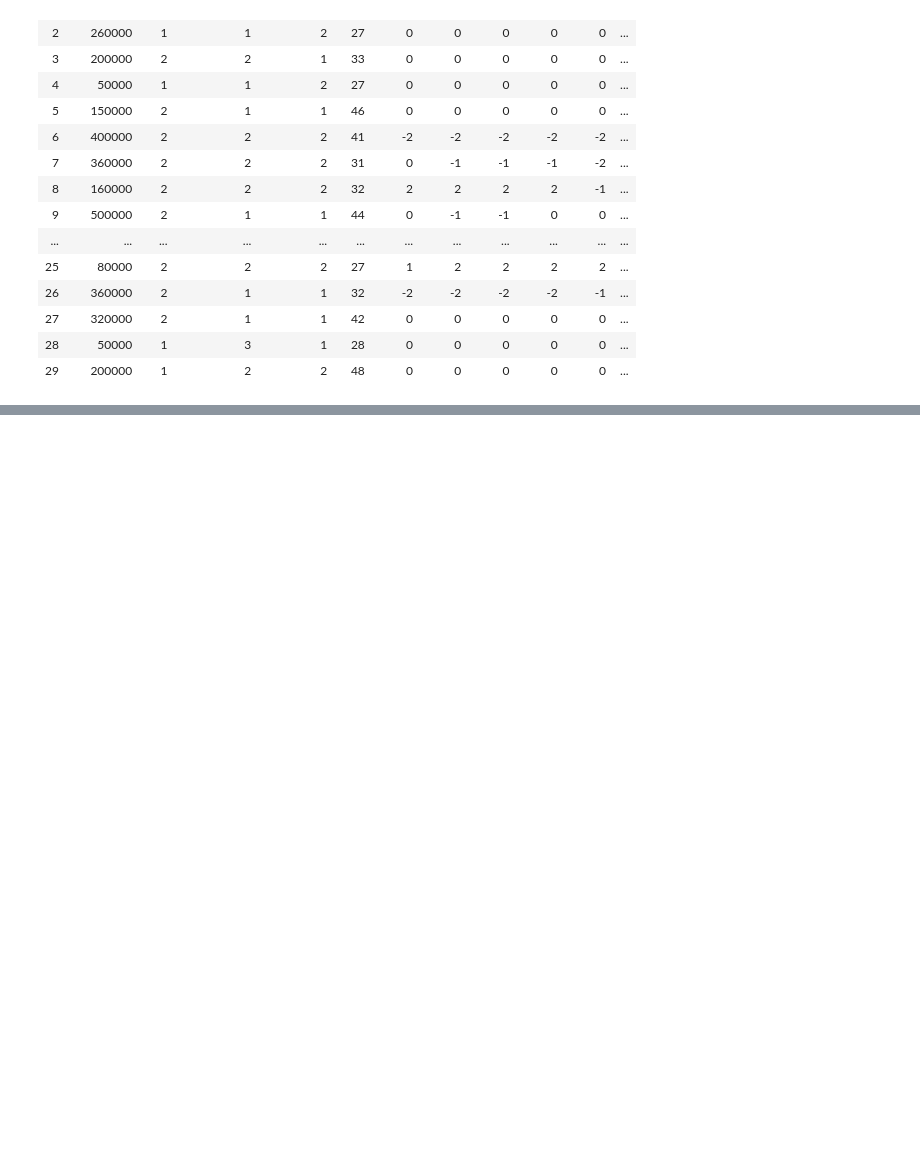
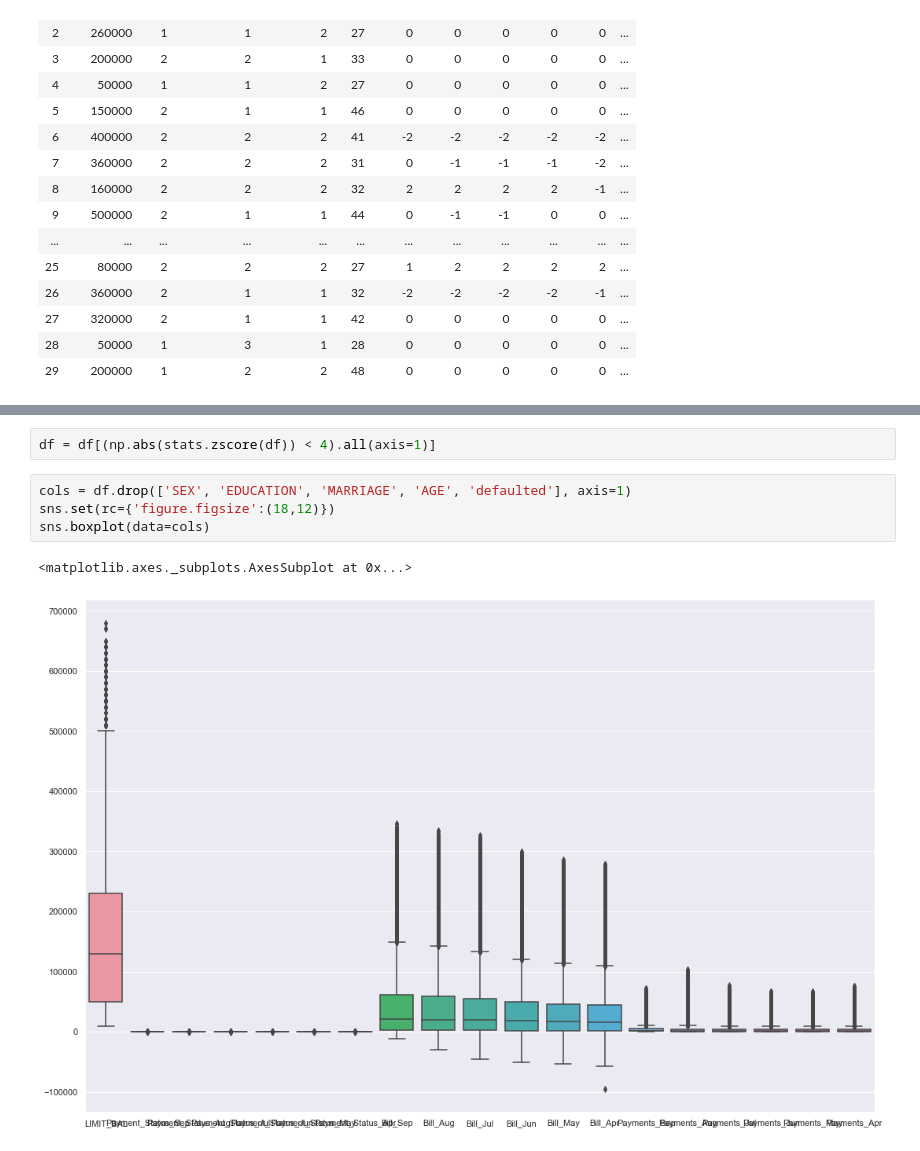
Before and after one commit to jmcneilkeller/Taiwanese_Credit_Card_Defaul, a Jupyter notebook: Taiwan_Repaired.ipynb, the cells around one changed output, grey strips where cells are left out. Saved outputs shown, nothing was run; the diff lists cells and outputs as text; blank space fills up the shorter version.

```diff
--- a/Taiwan_Repaired.ipynb
+++ b/Taiwan_Repaired.ipynb
@@ -199,0 +333,9 @@ df.head(30)
+# %%
+df = df[(np.abs(stats.zscore(df)) < 4).all(axis=1)]
+# %%
+cols = df.drop(['SEX', 'EDUCATION', 'MARRIAGE', 'AGE', 'defaulted'], axis=1)
+sns.set(rc={'figure.figsize':(18,12)})
+sns.boxplot(data=cols)
+# %% [output]
+<matplotlib.axes._subplots.AxesSubplot at 0x...>
+[figure, added]
```
Also changed, not shown: parts of 14 cells of this notebook, 1 other file.
